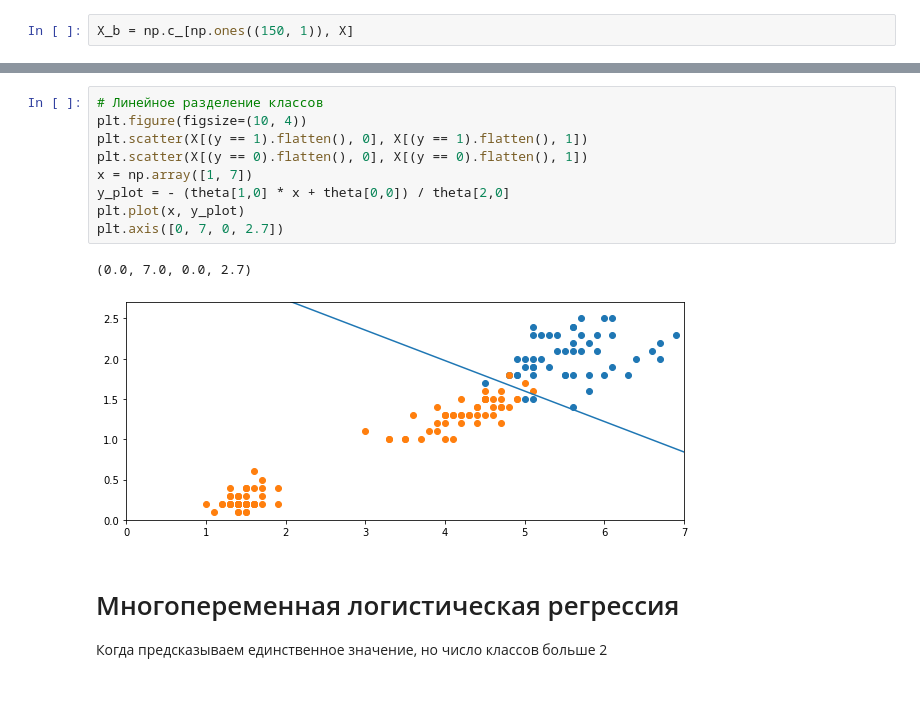
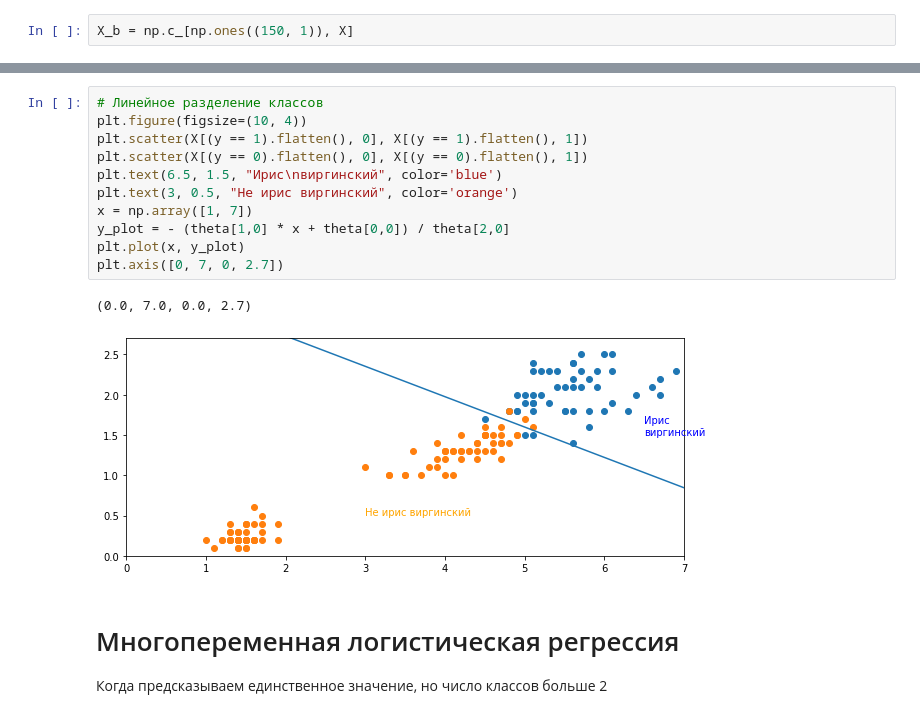
Before and after one commit to N-Man777/ML_NN_Edu, a Jupyter notebook: Linear_models.ipynb, the cells around one changed output, grey strips where cells are left out. Drawn from its saved outputs; the diff is of its cells as text.

```diff
--- a/Linear_models.ipynb
+++ b/Linear_models.ipynb
@@ -408,15 +408,17 @@ for epoch in range(epochs):
 # %%
 # Линейное разделение классов
 plt.figure(figsize=(10, 4))
 plt.scatter(X[(y == 1).flatten(), 0], X[(y == 1).flatten(), 1])
 plt.scatter(X[(y == 0).flatten(), 0], X[(y == 0).flatten(), 1])
+plt.text(6.5, 1.5, "Ирис\nвиргинский", color='blue')
+plt.text(3, 0.5, "Не ирис виргинский", color='orange')
 x = np.array([1, 7])
 y_plot = - (theta[1,0] * x + theta[0,0]) / theta[2,0]
 plt.plot(x, y_plot)
 plt.axis([0, 7, 0, 2.7])
 # %% [output]
 (0.0, 7.0, 0.0, 2.7)
-[figure, old version]
+[figure, new version]
 # %% [markdown]
 # Многопеременная логистическая регрессия
 Когда предсказываем единственное значение, но число классов больше 2
```
Also changed, not shown: parts of 15 cells of this notebook.
